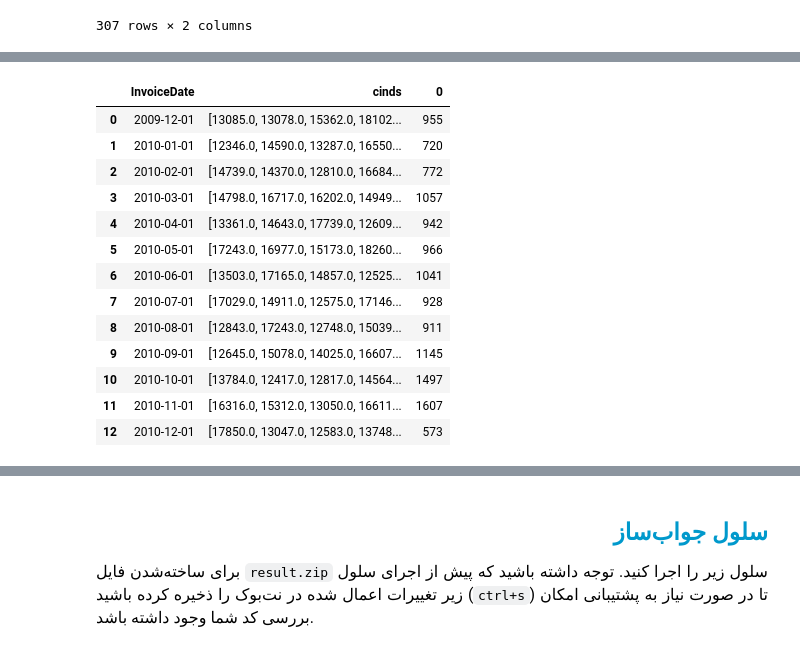
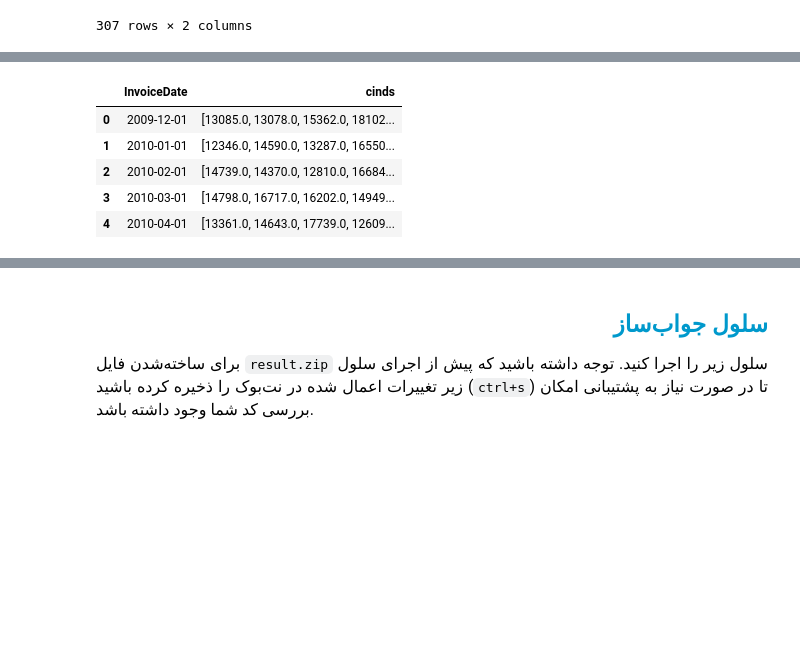
Before and after one commit to MortezaHagh/da-py, a Jupyter notebook: 70-final_project_5_retention_rate/final_project_5_retention_rate.ipynb, the cells around one changed output, grey strips where cells are left out. Saved outputs shown, nothing was run; the diff lists cells and outputs as text; code cells hidden in the pictures; blank space fills up the shorter version.

```diff
--- a/70-final_project_5_retention_rate/final_project_5_retention_rate.ipynb
+++ b/70-final_project_5_retention_rate/final_project_5_retention_rate.ipynb
@@ -109,22 +109,13 @@ df3.head()
 # %%
 gt = df3.groupby('InvoiceDate')
 gtc = gt['CustomerId']
 
 q1 = gtc.unique().reset_index(name='cinds')
-q1['0'] = q1['cinds'].apply(lambda x: len(x))
-q1
+q1.head(5)
 # %% [output]
-|  | InvoiceDate | cinds | 0 |
-| 0 | 2009-12-01 | [13085.0, 13078.0, 15362.0, 18102... | 955 |
-| 1 | 2010-01-01 | [12346.0, 14590.0, 13287.0, 16550... | 720 |
-| 2 | 2010-02-01 | [14739.0, 14370.0, 12810.0, 16684... | 772 |
-| 3 | 2010-03-01 | [14798.0, 16717.0, 16202.0, 14949... | 1057 |
-| 4 | 2010-04-01 | [13361.0, 14643.0, 17739.0, 12609... | 942 |
-| 5 | 2010-05-01 | [17243.0, 16977.0, 15173.0, 18260... | 966 |
-| 6 | 2010-06-01 | [13503.0, 17165.0, 14857.0, 12525... | 1041 |
-| 7 | 2010-07-01 | [17029.0, 14911.0, 12575.0, 17146... | 928 |
-| 8 | 2010-08-01 | [12843.0, 17243.0, 12748.0, 15039... | 911 |
-| 9 | 2010-09-01 | [12645.0, 15078.0, 14025.0, 16607... | 1145 |
-| 10 | 2010-10-01 | [13784.0, 12417.0, 12817.0, 14564... | 1497 |
-| 11 | 2010-11-01 | [16316.0, 15312.0, 13050.0, 16611... | 1607 |
-| 12 | 2010-12-01 | [17850.0, 13047.0, 12583.0, 13748... | 573 |
+|  | InvoiceDate | cinds |
+| 0 | 2009-12-01 | [13085.0, 13078.0, 15362.0, 18102... |
+| 1 | 2010-01-01 | [12346.0, 14590.0, 13287.0, 16550... |
+| 2 | 2010-02-01 | [14739.0, 14370.0, 12810.0, 16684... |
+| 3 | 2010-03-01 | [14798.0, 16717.0, 16202.0, 14949... |
+| 4 | 2010-04-01 | [13361.0, 14643.0, 17739.0, 12609... |
```
Also changed, not shown: parts of 7 cells of this notebook, 4 other files.
